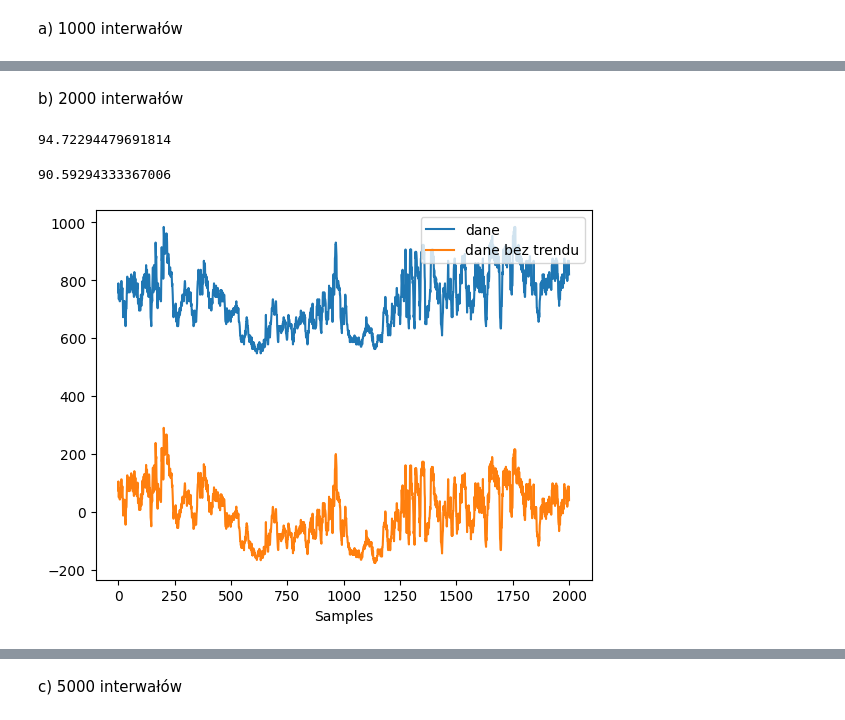
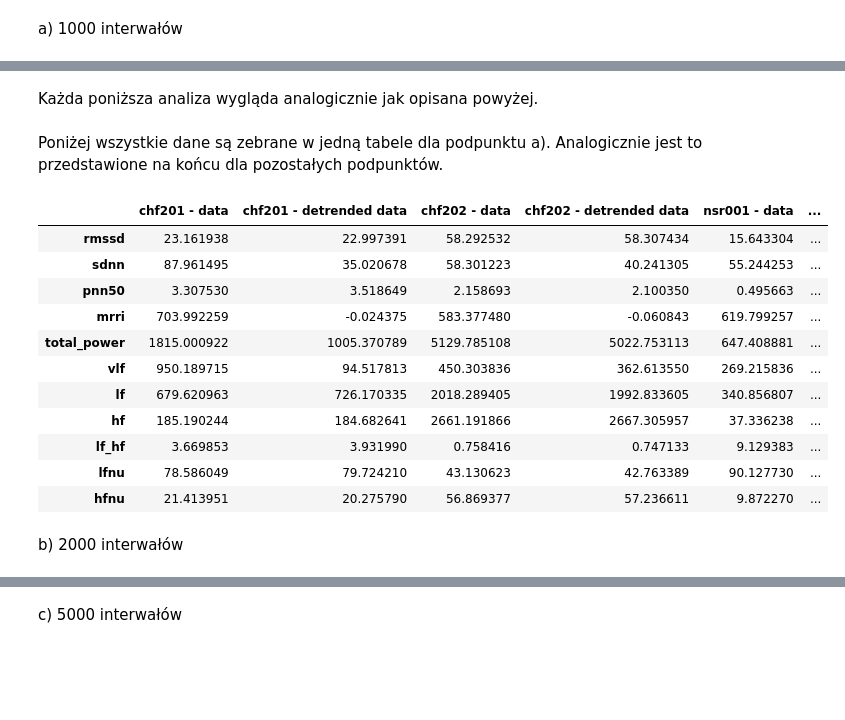
Before and after one commit to tynka022/SignalAnalisis, a Jupyter notebook: lab1/lab1.ipynb, the cells around one changed output, grey strips where cells are left out. Saved outputs shown, nothing was run; the diff lists cells and outputs as text; code cells hidden in the pictures; blank space fills up the shorter version.

```diff
--- a/lab1/lab1.ipynb
+++ b/lab1/lab1.ipynb
@@ -93,0 +73,2 @@ plot_4_10 = nk.signal_plot([rri_4_10, cleaned_4_10], labels=(['dane', 'dane bez
+# %% [markdown]
+Każda poniższa analiza wygląda analogicznie jak opisana powyżej.
@@ -93,0 +88,10 @@ plot_4_10 = nk.signal_plot([rri_4_10, cleaned_4_10], labels=(['dane', 'dane bez
+# %%
+rri_3_10 = data_3.time_range(start=0, end=1000)
+results_time_3_10 = time_dom(rri_3_10)
+results_freq_3_10 = frequency_domain(rri=rri_3_10, fs=4.0, method='welch', interp_method='cubic',
+    detrend='linear')
+# %%
+cleaned_3_10 = sg_detrend(rri_3_10,  polyorder=3)
+results_time_3_10c = time_dom(cleaned_3_10)
+results_freq_3_10c = frequency_domain(rri=cleaned_3_10, fs=4.0, method='welch', interp_method='cubic',
+    detrend='linear')
@@ -93,0 +101,10 @@ plot_4_10 = nk.signal_plot([rri_4_10, cleaned_4_10], labels=(['dane', 'dane bez
+# %%
+rri_4_10 = data_4.time_range(start=0, end=1000)
+results_time_4_10 = time_dom(rri_4_10)
+results_freq_4_10 = frequency_domain(rri=rri_4_10, fs=4.0, method='welch', interp_method='cubic',
+    detrend='linear')
+# %%
+cleaned_4_10 = sg_detrend(rri_4_10,  polyorder=3)
+results_time_4_10c = time_dom(cleaned_4_10)
+results_freq_4_10c = frequency_domain(rri=cleaned_4_10, fs=4.0, method='welch', interp_method='cubic',
+    detrend='linear')
@@ -94,2 +114,38 @@ plot_4_10 = nk.signal_plot([rri_4_10, cleaned_4_10], labels=(['dane', 'dane bez
+# %% [markdown]
+Poniżej wszystkie dane są zebrane w jedną tabele dla podpunktu a). Analogicznie jest to przedstawione na końcu dla pozostałych podpunktów.
+# %%
+rt1_1 = pd.DataFrame.from_dict(results_time_1_10, orient='index', columns=['chf201 - data'])
+rt1_1c = pd.DataFrame.from_dict(results_time_1_10c, orient='index', columns=['chf201 - detrended data'])
+rt2_1 = pd.DataFrame.from_dict(results_time_2_10, orient='index', columns=['chf202 - data'])
+rt2_1c = pd.DataFrame.from_dict(results_time_2_10c, orient='index', columns=['chf202 - detrended data'])
+rt3_1 = pd.DataFrame.from_dict(results_time_3_10, orient='index', columns=['nsr001 - data'])
+rt3_1c = pd.DataFrame.from_dict(results_time_3_10c, orient='index', columns=['nsr001 - detrended data'])
+rt4_1 = pd.DataFrame.from_dict(results_time_4_10, orient='index', columns=['nsr002 - data'])
+rt4_1c = pd.DataFrame.from_dict(results_time_4_10c, orient='index', columns=['nsr002 - detrended data'])
+rf1_1 = pd.DataFrame.from_dict(results_freq_1_10, orient='index', columns=['chf201 - data'])
+rf1_1c = pd.DataFrame.from_dict(results_freq_1_10c, orient='index', columns=['chf201 - detrended data'])
+rf2_1 = pd.DataFrame.from_dict(results_freq_2_10, orient='index', columns=['chf202 - data'])
+rf2_1c = pd.DataFrame.from_dict(results_freq_2_10c, orient='index', columns=['chf202 - detrended data'])
+rf3_1 = pd.DataFrame.from_dict(results_freq_3_10, orient='index', columns=['nsr001 - data'])
+rf3_1c = pd.DataFrame.from_dict(results_freq_3_10c, orient='index', columns=['nsr001 - detrended data'])
+rf4_1 = pd.DataFrame.from_dict(results_freq_4_10, orient='index', columns=['nsr002 - data'])
+rf4_1c = pd.DataFrame.from_dict(results_freq_4_10c, orient='index', columns=['nsr002 - detrended data'])
+r12=pd.concat([rf1_1, rf1_1c, rf2_1, rf2_1c, rf3_1, rf3_1c, rf4_1, rf4_1c], axis = 1)
+r11=pd.concat([rt1_1, rt1_1c, rt2_1, rt2_1c, rt3_1, rt3_1c, rt4_1, rt4_1c], axis = 1)
+rr1 = r1.append(r2)
+rr1
+# %% [output]
+|  | chf201 - data | chf201 - detrended data | chf202 - data | chf202 - detrended data | nsr001 - data | ... |
+| rmssd | 23.161938 | 22.997391 | 58.292532 | 58.307434 | 15.643304 | ... |
+| sdnn | 87.961495 | 35.020678 | 58.301223 | 40.241305 | 55.244253 | ... |
+| pnn50 | 3.307530 | 3.518649 | 2.158693 | 2.100350 | 0.495663 | ... |
+| mrri | 703.992259 | -0.024375 | 583.377480 | -0.060843 | 619.799257 | ... |
+| total_power | 1815.000922 | 1005.370789 | 5129.785108 | 5022.753113 | 647.408881 | ... |
+| vlf | 950.189715 | 94.517813 | 450.303836 | 362.613550 | 269.215836 | ... |
+| lf | 679.620963 | 726.170335 | 2018.289405 | 1992.833605 | 340.856807 | ... |
+| hf | 185.190244 | 184.682641 | 2661.191866 | 2667.305957 | 37.336238 | ... |
+| lf_hf | 3.669853 | 3.931990 | 0.758416 | 0.747133 | 9.129383 | ... |
+| lfnu | 78.586049 | 79.724210 | 43.130623 | 42.763389 | 90.127730 | ... |
+| hfnu | 21.413951 | 20.275790 | 56.869377 | 57.236611 | 9.872270 | ... |
 # %% [markdown]
 b) 2000 interwałów
@@ -99,15 +151,0 @@ rri_1_20 = data_1_20[0].to_numpy()
-# %%
-std_1_20= np.std(rri_1_20)
-std_1_20
-# %% [output]
-94.72294479691814
-# %%
-cleaned_1_20 = nk.signal_detrend(rri_1_20)
-std_1_20c = np.std(cleaned_1_20)
-std_1_20c
-# %% [output]
-90.59294333367006
-# %%
-plot_1_20 = nk.signal_plot([rri_1_20, cleaned_1_20], labels=(['dane', 'dane bez trendu']))
-# %% [output]
-[figure, removed]
```
Also changed, not shown: parts of 94 cells of this notebook.
